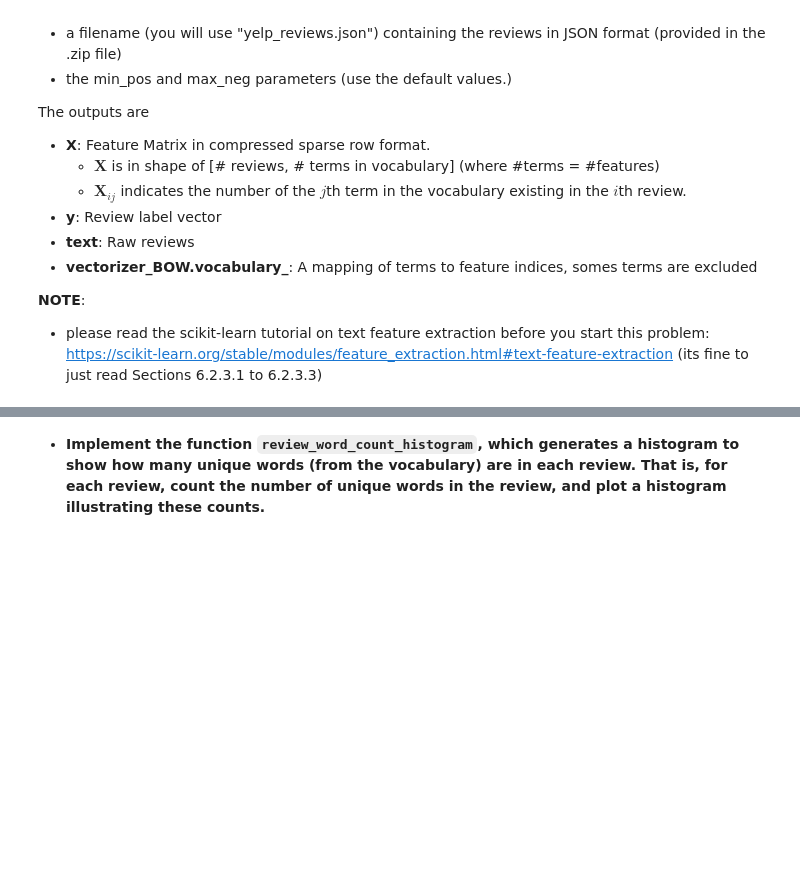
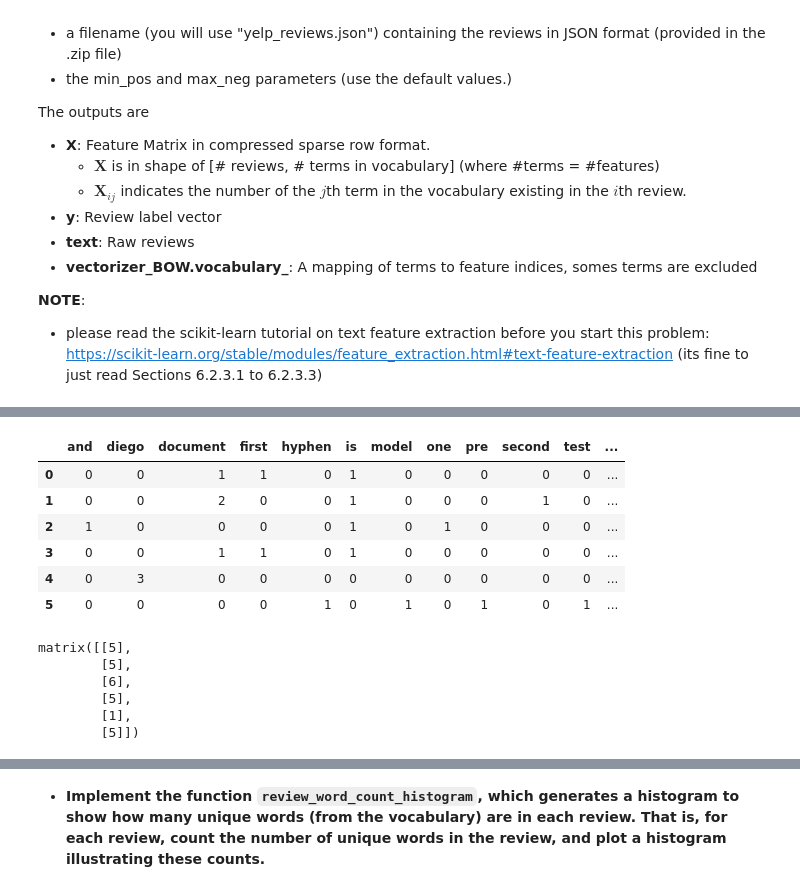
Before and after one commit to Marklong7/NLP_emotion_classification, a Jupyter notebook: models/Yelp_logistic.ipynb, the cells around one changed output, grey strips where cells are left out. Saved outputs shown, nothing was run; the diff lists cells and outputs as text; code cells hidden in the pictures; blank space fills up the shorter version.

```diff
--- a/models/Yelp_logistic.ipynb
+++ b/models/Yelp_logistic.ipynb
@@ -84,0 +134,21 @@ def create_bow_from_reviews(filename, min_pos=4, max_neg=2):
+# %%
+# a more intuitive way to understand the table in previous chunk.
+dense_matrix = pd.DataFrame(X_temp.toarray(), columns=Vectorizer_temp.get_feature_names_out())
+dense_matrix
+# %% [output]
+|  | and | diego | document | first | hyphen | is | model | one | pre | second | test | ... |
+| 0 | 0 | 0 | 1 | 1 | 0 | 1 | 0 | 0 | 0 | 0 | 0 | ... |
+| 1 | 0 | 0 | 2 | 0 | 0 | 1 | 0 | 0 | 0 | 1 | 0 | ... |
+| 2 | 1 | 0 | 0 | 0 | 0 | 1 | 0 | 1 | 0 | 0 | 0 | ... |
+| 3 | 0 | 0 | 1 | 1 | 0 | 1 | 0 | 0 | 0 | 0 | 0 | ... |
+| 4 | 0 | 3 | 0 | 0 | 0 | 0 | 0 | 0 | 0 | 0 | 0 | ... |
+| 5 | 0 | 0 | 0 | 0 | 1 | 0 | 1 | 0 | 1 | 0 | 1 | ... |
+# %%
+np.sum(X_temp > 0, axis=1)
+# %% [output]
+matrix([[5],
+        [5],
+        [6],
+        [5],
+        [1],
+        [5]])
```
Also changed, not shown: parts of 10 cells of this notebook.
